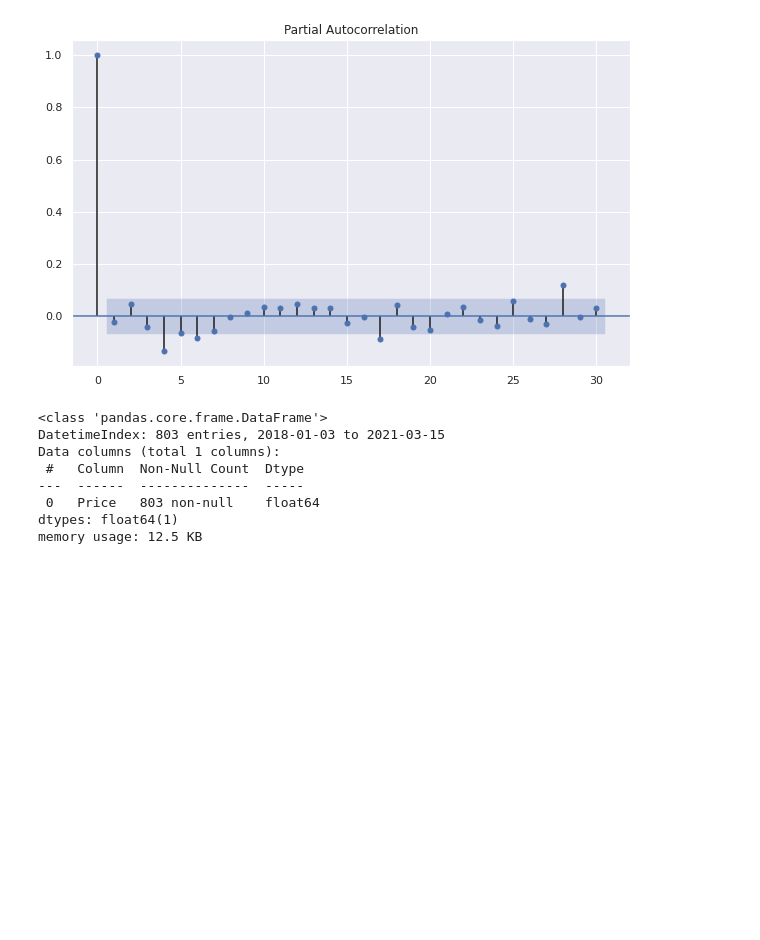
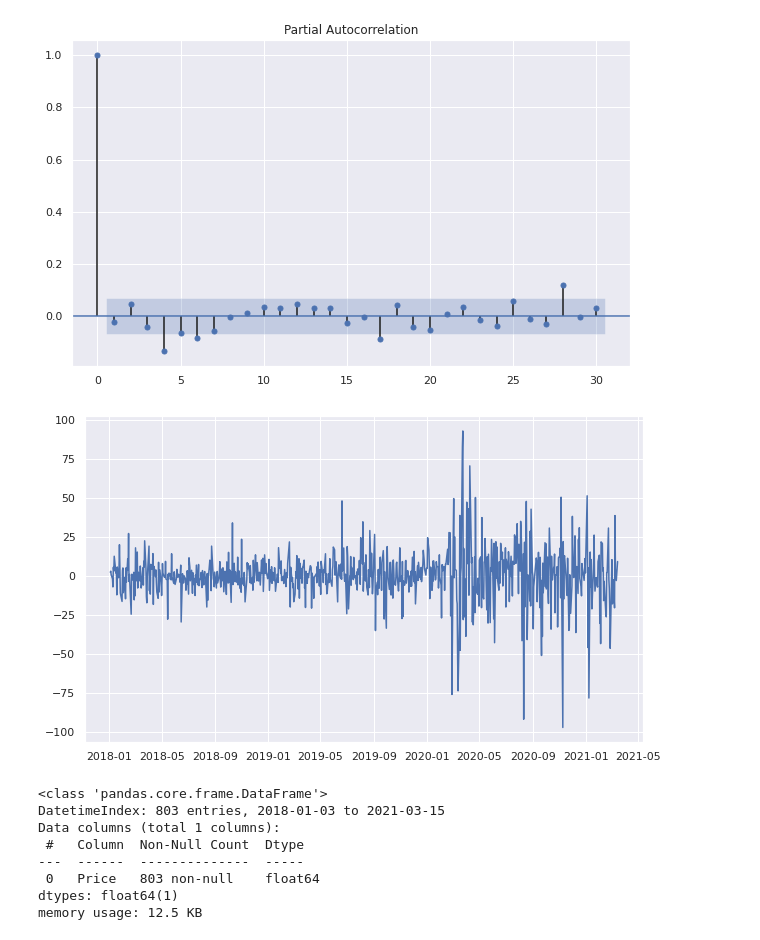
Before and after one commit to RiteshopShrivastava/Gold-Price-forecasting, a Jupyter notebook: Gold_price_prediction.ipynb, the cells around one changed output. Cells and saved outputs as stored; diff of their text form; code cells hidden in the pictures; blank space fills up the shorter version.

```diff
--- a/Gold_price_prediction.ipynb
+++ b/Gold_price_prediction.ipynb
@@ -237,6 +222,11 @@ plot_pacf(data_without_sea)
 plt.show()
 # %% [output]
 [figure]
+# %%
+plt.plot(data_without_sea)
+plt.show()
+# %% [output]
+[figure, added]
 # %%
 data_without_sea.info()
 # %% [output]
```
Also changed, not shown: parts of 4 cells of this notebook.
